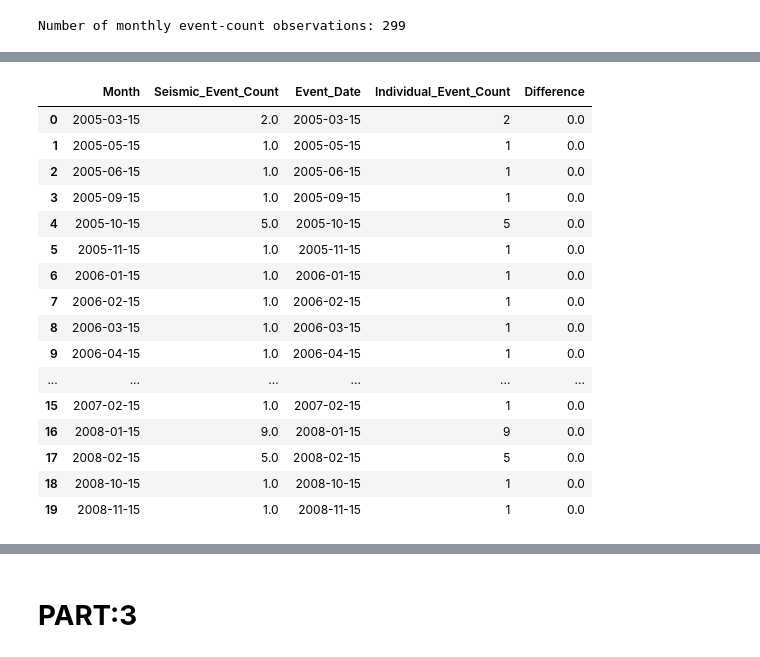
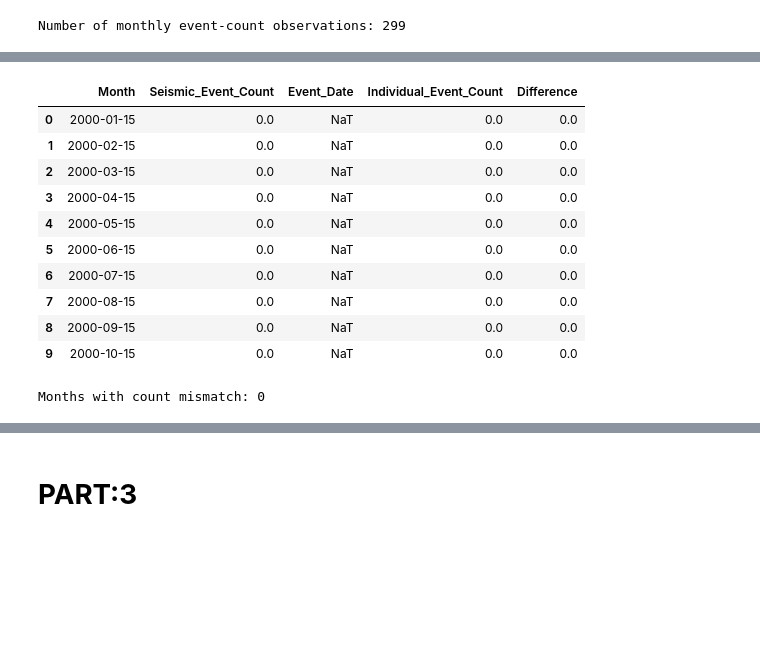
Before and after one commit to hassnainnisar/Predict_seismic_events_from_geological_features_Machine_Learning_MOD_B, a Jupyter notebook: Machine_Learning_MOD_B.ipynb, the cells around one changed output, grey strips where cells are left out. Drawn from its saved outputs; the diff is of its cells as text; code cells hidden in the pictures; blank space fills up the shorter version.

```diff
--- a/Machine_Learning_MOD_B.ipynb
+++ b/Machine_Learning_MOD_B.ipynb
@@ -446,17 +378,4 @@ Duplicate monthly dates: 0
 # %%
-# Create monthly event-count data
-monthly_count_data = df_2000_2024.iloc[:, [0, 1]].copy()
-
-monthly_count_data.columns = [
-    'Month',
-    'Seismic_Event_Count'
-]
-
-monthly_count_data = (
-    monthly_count_data
-    .dropna(subset=['Month'])
-)
-
 # Create individual-event data
 event_data = df_2000_2024.iloc[:, [3, 4, 5]].copy()
 
@@ -464,52 +383,61 @@ event_data.columns = [
     'Event_Date',
     'Magnitude',
     'Depth'
 ]
 
 event_data = (
     event_data
     .dropna(subset=['Event_Date'])
+    .reset_index(drop=True)
 )
+
 
 # Count individual events for each month
 event_monthly_count = (
     event_data
     .groupby('Event_Date')
     .size()
     .reset_index(name='Individual_Event_Count')
 )
 
-# Compare both datasets
+
+# Compare monthly counts with individual-event counts
 count_comparison = monthly_count_data.merge(
     event_monthly_count,
     left_on='Month',
     right_on='Event_Date',
-    how='inner'
+    how='left'
 )
 
+# Months without individual events should have a count of zero
+count_comparison['Individual_Event_Count'] = (
+    count_comparison['Individual_Event_Count']
+    .fillna(0)
+)
+
+# Calculate the difference
 count_comparison['Difference'] = (
     count_comparison['Seismic_Event_Count']
-    -
-    count_comparison['Individual_Event_Count']
+    - count_comparison['Individual_Event_Count']
 )
 
-display(count_comparison.head(20))
+display(count_comparison.head(10))
+
+print(
+    "Months with count mismatch:",
+    (count_comparison['Difference'] != 0).sum()
+)
 # %% [output]
 |  | Month | Seismic_Event_Count | Event_Date | Individual_Event_Count | Difference |
-| 0 | 2005-03-15 | 2.0 | 2005-03-15 | 2 | 0.0 |
-| 1 | 2005-05-15 | 1.0 | 2005-05-15 | 1 | 0.0 |
-| 2 | 2005-06-15 | 1.0 | 2005-06-15 | 1 | 0.0 |
-| 3 | 2005-09-15 | 1.0 | 2005-09-15 | 1 | 0.0 |
-| 4 | 2005-10-15 | 5.0 | 2005-10-15 | 5 | 0.0 |
-| 5 | 2005-11-15 | 1.0 | 2005-11-15 | 1 | 0.0 |
-| 6 | 2006-01-15 | 1.0 | 2006-01-15 | 1 | 0.0 |
-| 7 | 2006-02-15 | 1.0 | 2006-02-15 | 1 | 0.0 |
-| 8 | 2006-03-15 | 1.0 | 2006-03-15 | 1 | 0.0 |
-| 9 | 2006-04-15 | 1.0 | 2006-04-15 | 1 | 0.0 |
-| ... | ... | ... | ... | ... | ... |
-| 15 | 2007-02-15 | 1.0 | 2007-02-15 | 1 | 0.0 |
-| 16 | 2008-01-15 | 9.0 | 2008-01-15 | 9 | 0.0 |
-| 17 | 2008-02-15 | 5.0 | 2008-02-15 | 5 | 0.0 |
-| 18 | 2008-10-15 | 1.0 | 2008-10-15 | 1 | 0.0 |
-| 19 | 2008-11-15 | 1.0 | 2008-11-15 | 1 | 0.0 |
+| 0 | 2000-01-15 | 0.0 | NaT | 0.0 | 0.0 |
+| 1 | 2000-02-15 | 0.0 | NaT | 0.0 | 0.0 |
+| 2 | 2000-03-15 | 0.0 | NaT | 0.0 | 0.0 |
+| 3 | 2000-04-15 | 0.0 | NaT | 0.0 | 0.0 |
+| 4 | 2000-05-15 | 0.0 | NaT | 0.0 | 0.0 |
+| 5 | 2000-06-15 | 0.0 | NaT | 0.0 | 0.0 |
+| 6 | 2000-07-15 | 0.0 | NaT | 0.0 | 0.0 |
+| 7 | 2000-08-15 | 0.0 | NaT | 0.0 | 0.0 |
+| 8 | 2000-09-15 | 0.0 | NaT | 0.0 | 0.0 |
+| 9 | 2000-10-15 | 0.0 | NaT | 0.0 | 0.0 |
+Months with count mismatch: 0
 # %%
```
Also changed, not shown: parts of 40 cells of this notebook.
